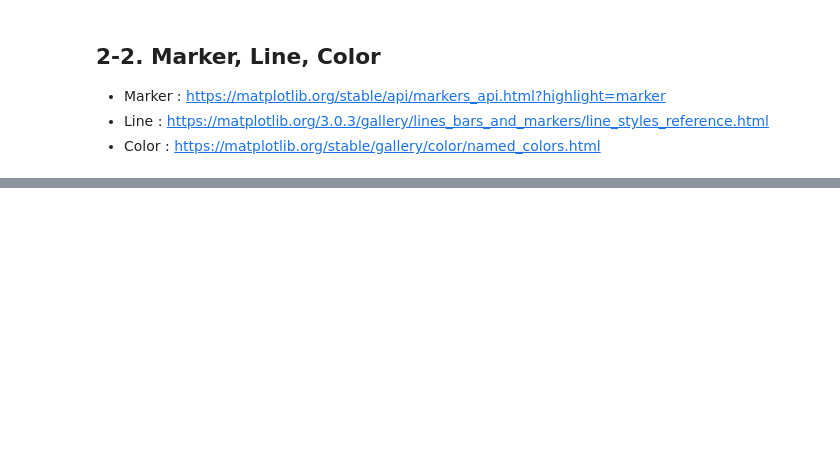
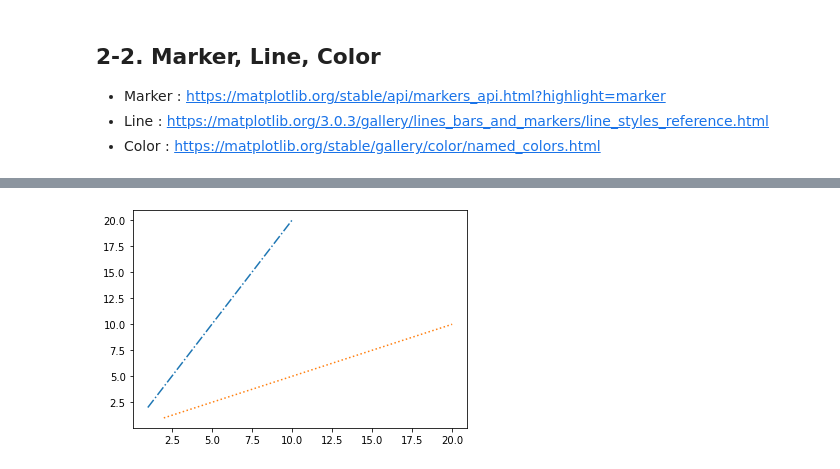
Before and after one commit to CraftyDragon678/study-bigdata, a Jupyter notebook: 30_데이터 시각화/02_Line Plot.ipynb, the cells around one changed output, grey strips where cells are left out. Drawn from its saved outputs; the diff is of its cells as text; code cells hidden in the pictures; blank space fills up the shorter version.

```diff
--- a/30_데이터 시각화/02_Line Plot.ipynb
+++ b/30_데이터 시각화/02_Line Plot.ipynb
@@ -44,0 +50,7 @@ plt.show()
+# %%
+# Line Style
+plt.plot(x, y, ls='-.')
+plt.plot(y, x, ls=':')
+plt.show()
+# %% [output]
+[figure, added]
```
Also changed, not shown: parts of 19 cells of this notebook.
